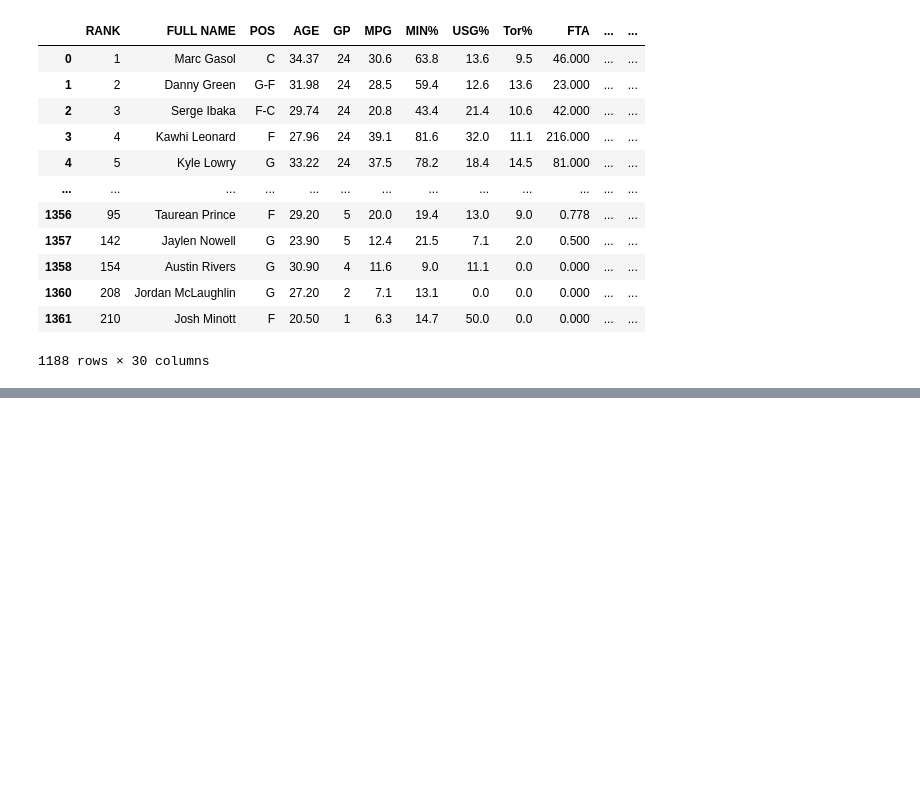
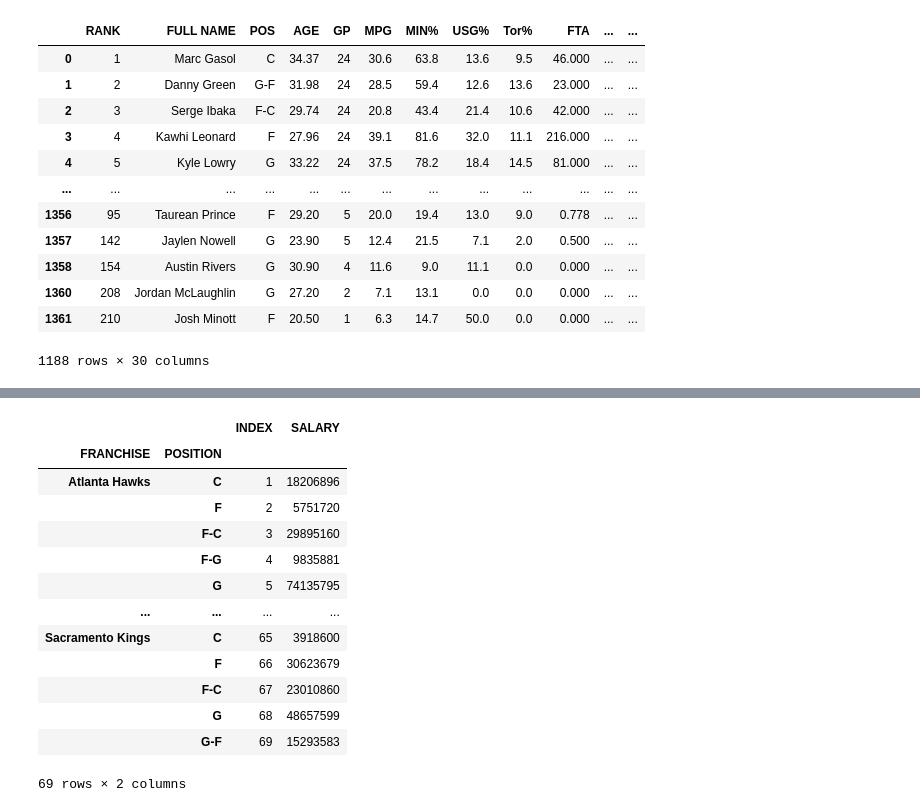
Before and after one commit to ArminaCA/Project-NBA-Starsandsalaries, a Jupyter notebook: NBA_data_cleanup.ipynb, the cells around one changed output, grey strips where cells are left out. Drawn from its saved outputs; the diff is of its cells as text; code cells hidden in the pictures; blank space fills up the shorter version.

```diff
--- a/NBA_data_cleanup.ipynb
+++ b/NBA_data_cleanup.ipynb
@@ -117,0 +137,21 @@ merged_df.to_csv("Resources/CombinedNBAPlayerStats.csv")
+# %%
+salary_by_team_pos_df = pd.DataFrame(salary_merged_df.groupby(["FRANCHISE", "POSITION"])["SALARY"].sum())
+salary_by_team_pos_df["INDEX"] = range(1, len(salary_by_team_pos_df) + 1)
+col = salary_by_team_pos_df.pop("INDEX")
+salary_by_team_pos_df.insert(0, "INDEX", col)
+salary_by_team_pos_df
+# %% [output]
+|  |  | INDEX | SALARY |
+| FRANCHISE | POSITION |  |  |
+| Atlanta Hawks | C | 1 | 18206896 |
+|  | F | 2 | 5751720 |
+|  | F-C | 3 | 29895160 |
+|  | F-G | 4 | 9835881 |
+|  | G | 5 | 74135795 |
+| ... | ... | ... | ... |
+| Sacramento Kings | C | 65 | 3918600 |
+|  | F | 66 | 30623679 |
+|  | F-C | 67 | 23010860 |
+|  | G | 68 | 48657599 |
+|  | G-F | 69 | 15293583 |
+69 rows × 2 columns
```
Also changed, not shown: parts of 8 cells of this notebook, 26 other files.
